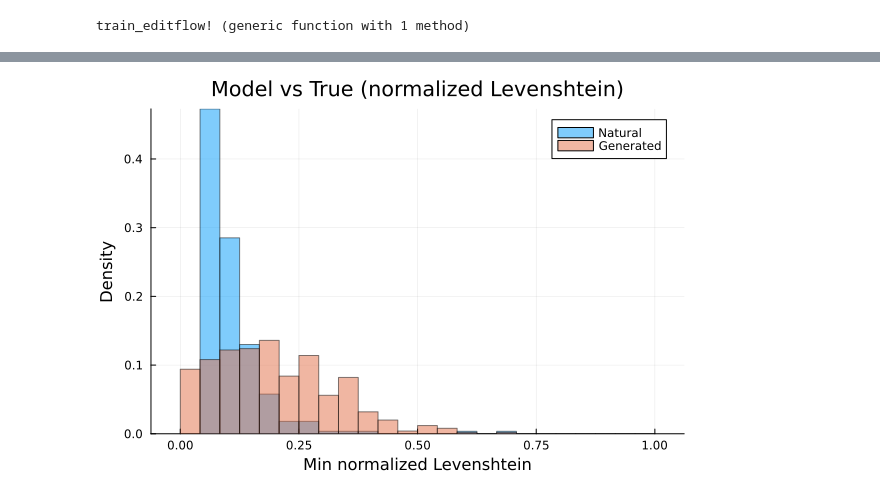
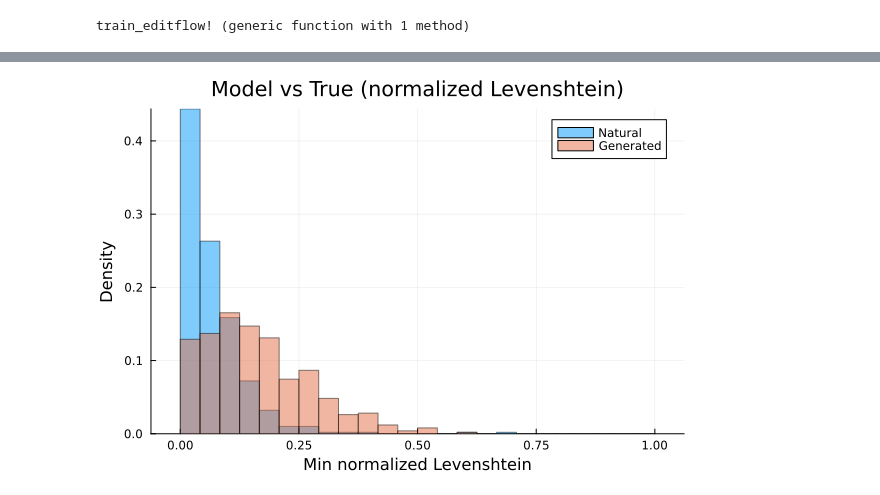
Before and after one commit to MurrellGroup/Flowfusion.jl, a Jupyter notebook: editflow_code/gapwise_notebook.ipynb, the cells around one changed output, grey strips where cells are left out. Drawn from its saved outputs; the diff is of its cells as text; code cells hidden in the pictures.

Commit message:
adding reparam model like they have in editflow example code

```diff
--- a/editflow_code/gapwise_notebook.ipynb
+++ b/editflow_code/gapwise_notebook.ipynb
@@ -169,13 +171,13 @@ function train_editflow!(P::FF.EditFlow,
             Z1 = vcat(fill(bos, 1, batch_size), Z1)
 
             # 2) gap-wise masks & multipliers
-            transition_mask = FF.transition_mask_from_Xt_gapwise(P, Xt)   # (2K+1, L+1, B)
-            edit_multiplier = FF.remaining_edits_gapwise(P, Zt, Z1, Xt)   # (2K+1, L+1, B)
+            transition_mask = FF.transition_mask_from_Xt(P, Xt)   # (2K+1, L+1, B)
+            edit_multiplier = FF.remaining_edits(P, Zt, Z1, Xt)   # (2K+1, L+1, B)
             @assert size(transition_mask) == size(edit_multiplier)
             @assert size(transition_mask, 2) == size(Xt, 1) + 1
 
             # scheduler
-            den = 1f0 .- P.κ.(ts); den = max.(den, 1f-2)
+            den = 1f0 .- P.κ.(ts); den = max.(den, 1f-3)
             scheduler_scaling = P.dκ.(ts) ./ den  # length B
 
             # 3) masked state → device
@@ -194,7 +196,7 @@ function train_editflow!(P::FF.EditFlow,
                 M = m(ts_d, Xt_ms_d)   # (2K+1, L+1, B)
                 # shape sanity
                 @assert size(M) == size(Tmask_d) == size(Emult_d)
-                FF.edit_loss_gapwise(P, M, Tmask_d, Emult_d, sched_d; eps=1f-8)
+                FF.edit_loss(P, M, Tmask_d, Emult_d, sched_d; eps=1f-8)
             end
             Flux.update!(opt_state, model, grad[1])
 
@@ -239,6 +225,6 @@ EditFlowModel(
 # %%
 # Train; returned model is on CPU
-model = train_editflow!(P, model; epochs=10, steps_per_epoch=150, batch_size=256, lr=1f-3)
+model = train_editflow!(P, model; epochs=50, steps_per_epoch=150, batch_size=256, lr=3f-4)
 # %% [output]
 ┌ Info: train-gapwise
 │   epoch = 1
@@ -321,21 +340,17 @@ end
 # %%
-# Sampling and Levenshtein plot
-using Random
-n = 500
 
-#ts  = 0.0f0:0.01f0:1.0f0
-model_strings = sample_gapwise_strings(P, model; N=n, ts=ts, rng=rng)
 
+n2 = 500
 # Build training strings from PM parents (the data PM was built on)
-train_states = [FF.DiscreteState(P.k, sample(PM; rng=Random.MersenneTwister(1000+i))) for i in 1:n]
+train_states = [FF.DiscreteState(P.k, sample(PM; rng=Random.MersenneTwister(1000+i))) for i in 1:n2]
 train_strings = [state_to_PM_string(P, s) for s in train_states]
 
 # Independent validation strings sampled from PM
-val_states = [FF.DiscreteState(P.k, sample(PM; rng=Random.MersenneTwister(1000+i+2*n))) for i in 1:n]
+val_states = [FF.DiscreteState(P.k, sample(PM; rng=Random.MersenneTwister(1000+i+2*n2))) for i in 1:n2]
 val_strings = [state_to_PM_string(P, s) for s in val_states]
-val_strings = [s for s in val_strings if !(s in train_strings)]
+#val_strings = [s for s in val_strings if !(s in train_strings)]
 
 # Plot normalized Levenshtein vs. training set (distinct val/train)
 plt = plot_lev_dist("model_vs_true", val_strings, model_strings, train_strings; title="Model vs True (normalized Levenshtein)")
 # %% [output]
-[figure, old version]
+[figure, new version]
```
Also changed, not shown: parts of 8 cells of this notebook, 5 other files.
